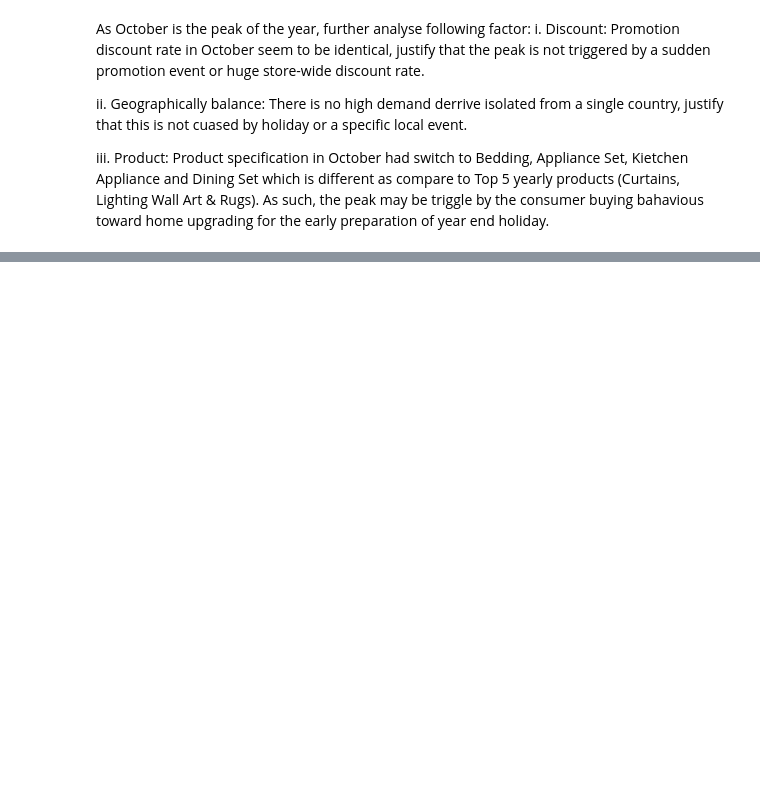
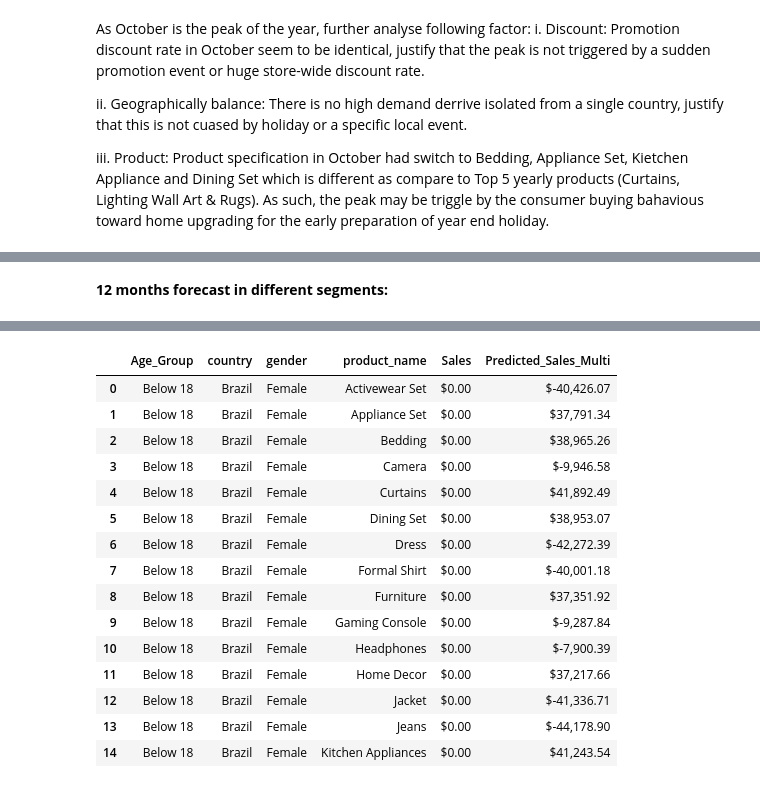
Before and after one commit to VY-MS123/NTUC_Capstone_MarketAnalysis, a Jupyter notebook: Capstone_Market.ipynb, the cells around one changed output, grey strips where cells are left out. Saved outputs shown, nothing was run; the diff lists cells and outputs as text; code cells hidden in the pictures; blank space fills up the shorter version.

```diff
--- a/Capstone_Market.ipynb
+++ b/Capstone_Market.ipynb
@@ -1442,0 +1344,64 @@ This shows the standard deviation of residuals, indicating that some specific de
+# %% [markdown]
+**12 months forecast in different segments:**
+# %%
+import pandas as pd
+import numpy as np
+from sklearn.model_selection import train_test_split
+from sklearn.linear_model import LinearRegression
+from sklearn.metrics import r2_score, mean_absolute_error, root_mean_squared_error
+
+# 1. Load the datasets
+cust_url = 'https://raw.githubusercontent.com/VY-MS123/NTUC_Capstone_MarketAnalysis/refs/heads/main/customer.csv'
+purch_url = 'https://raw.githubusercontent.com/VY-MS123/NTUC_Capstone_MarketAnalysis/refs/heads/main/purchase.csv'
+
+cust_df = pd.read_csv(cust_url)
+purch_df = pd.read_csv(purch_url)
+
+# 2. Merge and set up sales and age categories
+purch_df['order_date'] = pd.to_datetime(purch_df['order_date'], format='%d-%m-%Y')
+purch_df['Sales'] = purch_df['price']
+
+# Filter out incomplete month (Jan 2023)
+complete_df = purch_df[purch_df['order_date'] < '2023-01-01'].copy()
+merged_df = pd.merge(complete_df, cust_df, on='customer_id')
+
+# Bin ages based on user request (below 18, 20-30, 30-40, 40-50, 50-60, >60)
+age_bins = [-np.inf, 18, 30, 40, 50, 60, np.inf]
+age_labels = ['Below 18', '20-30', '30-40', '40-50', '50-60', '>60']
+merged_df['Age_Group'] = pd.cut(merged_df['age'], bins=age_bins, labels=age_labels, right=False)
+
+# 3. Aggregate Sales into defined Segment combinations
+segment_df = merged_df.groupby(['Age_Group', 'country', 'gender', 'product_name'], observed=False)['Sales'].sum().reset_index()
+
+# 4. Feature Engineering: One-hot encode categoricals
+encoded_df = pd.get_dummies(segment_df, columns=['Age_Group', 'country', 'gender', 'product_name'], drop_first=True)
+
+X = encoded_df.drop(columns=['Sales'])
+y = encoded_df['Sales']
+
+# 5. Split and Train Multi-linear regression model
+X_train, X_test, y_train, y_test = train_test_split(X, y, test_size=0.2, random_state=42)
+
+multi_model = LinearRegression()
+multi_model.fit(X_train, y_train)
+y_pred_test = multi_model.predict(X_test)
+
+# 6. Check Model Performance Metrics
+r2 = r2_score(y_test, y_pred_test)
+mae = mean_absolute_error(y_test, y_pred_test)
+rmse = root_mean_squared_error(y_test, y_pred_test)
+
+print("=== ACCURACY MATRIX: MULTI-SEGMENTED REGRESSION MODEL ===")
+print(f"R-squared (R2) Score: {r2:.4f}")
+print(f"Mean Absolute Error (MAE): ${mae:,.2f}")
+print(f"Root Mean Squared Error (RMSE): ${rmse:,.2f}\n")
+
+# 7. Retain original forecasts in main dataset and show predictions
+segment_df['Predicted_Sales_Multi'] = multi_model.predict(X)
+
+print("--- MULTI-DIMENSIONAL DEMOGRAPHIC SEGMENT FORECAST SAMPLES ---")
+display(segment_df.head(15).style.format({
+    'Sales': '${:,.2f}',
+    'Predicted_Sales_Multi': '${:,.2f}'
+}))
+# %% [output]
@@ -1442,0 +1414,16 @@ This shows the standard deviation of residuals, indicating that some specific de
+|  | Age_Group | country | gender | product_name | Sales | Predicted_Sales_Multi |
+| 0 | Below 18 | Brazil | Female | Activewear Set | $0.00 | $-40,426.07 |
+| 1 | Below 18 | Brazil | Female | Appliance Set | $0.00 | $37,791.34 |
+| 2 | Below 18 | Brazil | Female | Bedding | $0.00 | $38,965.26 |
+| 3 | Below 18 | Brazil | Female | Camera | $0.00 | $-9,946.58 |
+| 4 | Below 18 | Brazil | Female | Curtains | $0.00 | $41,892.49 |
+| 5 | Below 18 | Brazil | Female | Dining Set | $0.00 | $38,953.07 |
+| 6 | Below 18 | Brazil | Female | Dress | $0.00 | $-42,272.39 |
+| 7 | Below 18 | Brazil | Female | Formal Shirt | $0.00 | $-40,001.18 |
+| 8 | Below 18 | Brazil | Female | Furniture | $0.00 | $37,351.92 |
+| 9 | Below 18 | Brazil | Female | Gaming Console | $0.00 | $-9,287.84 |
+| 10 | Below 18 | Brazil | Female | Headphones | $0.00 | $-7,900.39 |
+| 11 | Below 18 | Brazil | Female | Home Decor | $0.00 | $37,217.66 |
+| 12 | Below 18 | Brazil | Female | Jacket | $0.00 | $-41,336.71 |
+| 13 | Below 18 | Brazil | Female | Jeans | $0.00 | $-44,178.90 |
+| 14 | Below 18 | Brazil | Female | Kitchen Appliances | $0.00 | $41,243.54 |
```
Also changed, not shown: parts of 8 cells of this notebook.
